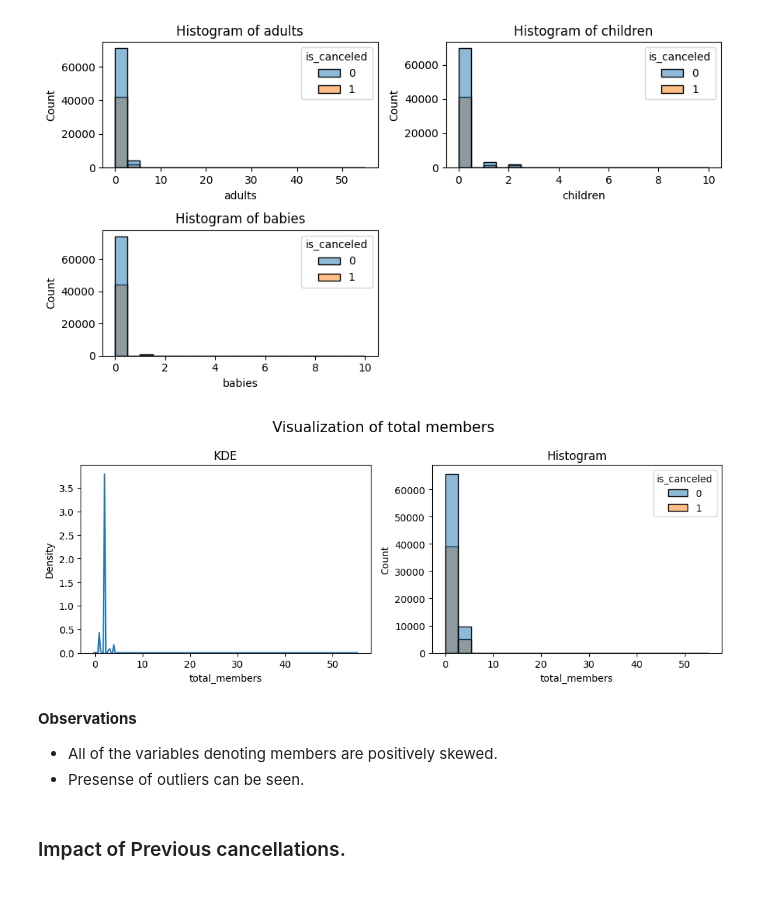
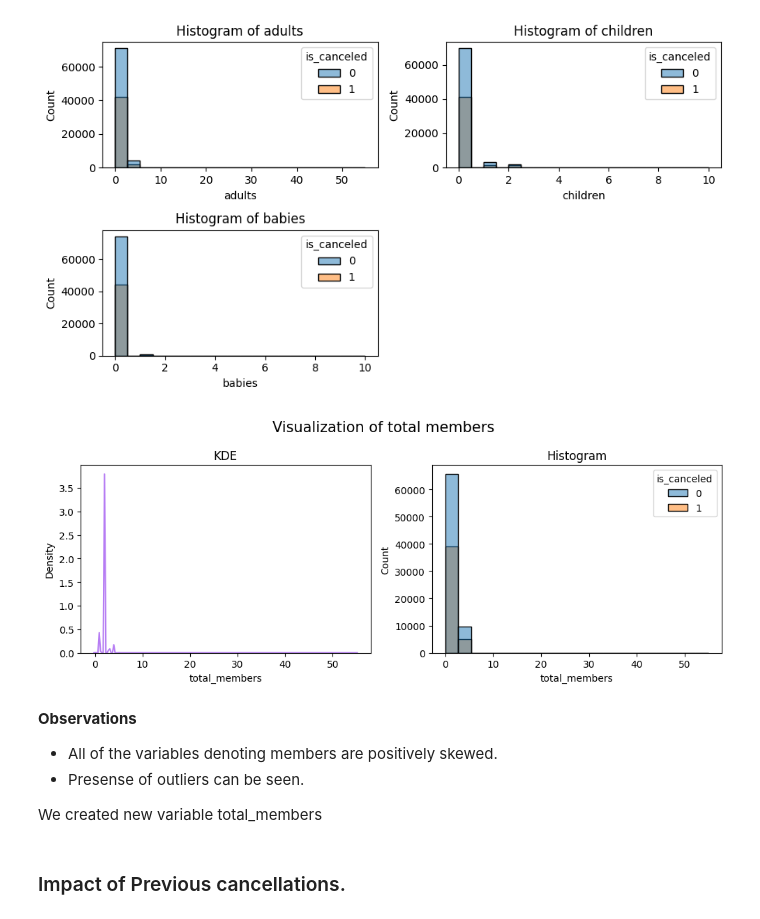
Before and after one commit to DiwasPathak/Hotel-Booking-Cancellation, a Jupyter notebook: notebooks/EDA.ipynb, the cells around one changed output. Saved outputs shown, nothing was run; the diff lists cells and outputs as text; code cells hidden in the pictures.

```diff
--- a/notebooks/EDA.ipynb
+++ b/notebooks/EDA.ipynb
@@ -58,0 +15,2 @@ None
+# %%
+data= pd.read_csv('/home/diwas/Documents/DevStuff/Hotel Booking Cancellation/data/raw/hotel_booking.csv')
@@ -66,5 +66,8 @@ country        488
 agent        16340
 company     112593
 dtype: int64
+# %%
+# Removing the unnecessary columns
+data= data.drop(columns = ['name','email', 'credit_card', 'company'], axis = 1)
 # %%
 # Checking for duplicated values
@@ -138,6 +157,6 @@ plt.tight_layout()
 # %%
 # Creating new feature total nights stayed
-df['total_stay_nights'] = df['stays_in_weekend_nights'] + df['stays_in_week_nights']
+data['total_stay_nights'] = data['stays_in_weekend_nights'] + data['stays_in_week_nights']
 # %%
 # Visualizing total_members
 fig, axes = plt.subplots(nrows=1, ncols=2, figsize=(10, 4))
@@ -188,27 +209,29 @@ plt.tight_layout()
 [figure]
 # %%
 # Creating a new feature total members
-df['total_members'] = df['adults'] + df['children'] + df['babies']
+data['total_members'] = data['adults'] + data['children'] + data['babies']
 # %%
 # Visualizing total_members
 fig, axes = plt.subplots(nrows=1, ncols=2, figsize=(10, 4))
 
 plt.suptitle('Visualization of total members', fontsize=15)
 # KDE plot
-sns.kdeplot(data=df, x='total_members', ax=axes[0])
+sns.kdeplot(data=data, x='total_members', ax=axes[0], color = RandomColor().generate()[0])
 axes[0].set_title('KDE')
 
 # Histogram
-sns.histplot(data=df, x='total_members', bins=20, ax=axes[1], hue = 'is_canceled')
+sns.histplot(data=data, x='total_members', bins=20, ax=axes[1], hue = 'is_canceled')
 axes[1].set_title('Histogram')
 
 plt.tight_layout()
 # %% [output]
-[figure, old version]
+[figure, new version]
 # %% [markdown]
 **Observations**
 * All of the variables denoting members are positively skewed.
 * Presense of outliers can be seen.
+
+We created new variable total_members
 # %% [markdown]
 ### Impact of Previous cancellations.
 # %%
```
Also changed, not shown: parts of 111 cells of this notebook.
